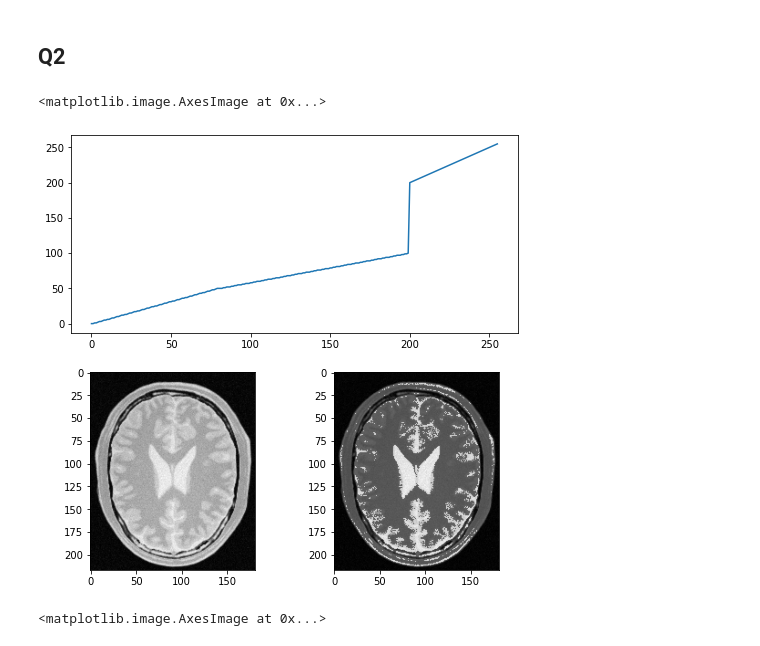
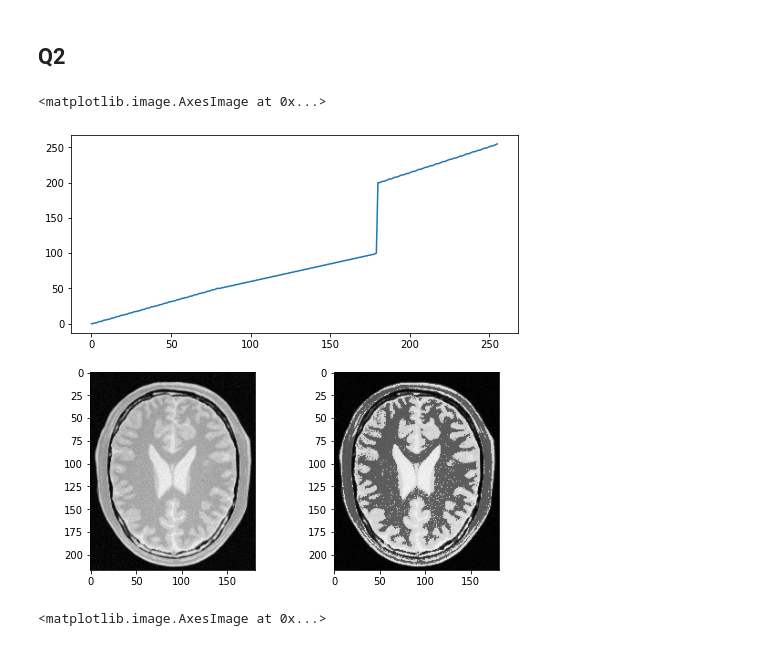
Before and after one commit to muditha11/ImageProcessingAndMachineVision, a Jupyter notebook: assignment 1/assignment1.ipynb, the cells around one changed output. Cells and saved outputs as stored; diff of their text form; code cells hidden in the pictures.

```diff
--- a/assignment 1/assignment1.ipynb
+++ b/assignment 1/assignment1.ipynb
@@ -42,30 +42,30 @@ plt.show()
 # %%
 img = cv2.imread("brain_proton_density_slice.png",cv2.IMREAD_GRAYSCALE)
 assert img is not None
 
 t1 = np.linspace(0,50,80)
-t2 = np.linspace(50,100,120)
-t3 = np.linspace(200,255,56)
+t2 = np.linspace(50,100,100)
+t3 = np.linspace(200,255,76)
 
 t = np.concatenate((t1,t2,t3),axis=0).astype(np.uint8)
 assert len(t)==256
 g = cv2.LUT(img,t)
 
 g = cv2.cvtColor(g,cv2.COLOR_BGR2RGB)
 gs = gridspec.GridSpec(2, 2)
 
 plt.figure(figsize=(8,8))
 ax = plt.subplot(gs[0, :]) # row 0, col 0
 plt.plot(t)
 
 ax = plt.subplot(gs[1, 0]) # row 0, col 1
 plt.imshow(img,cmap='gray',vmin=0,vmax=255)
 
 ax = plt.subplot(gs[1, 1]) # row 1, span all columns
 plt.imshow(g)
 # %% [output]
 <matplotlib.image.AxesImage at 0x...>
-[figure, old version]
+[figure, new version]
 # %%
 img = cv2.imread("brain_proton_density_slice.png",cv2.IMREAD_GRAYSCALE)
 assert img is not None
```
Also changed, not shown: parts of 3 cells of this notebook.
